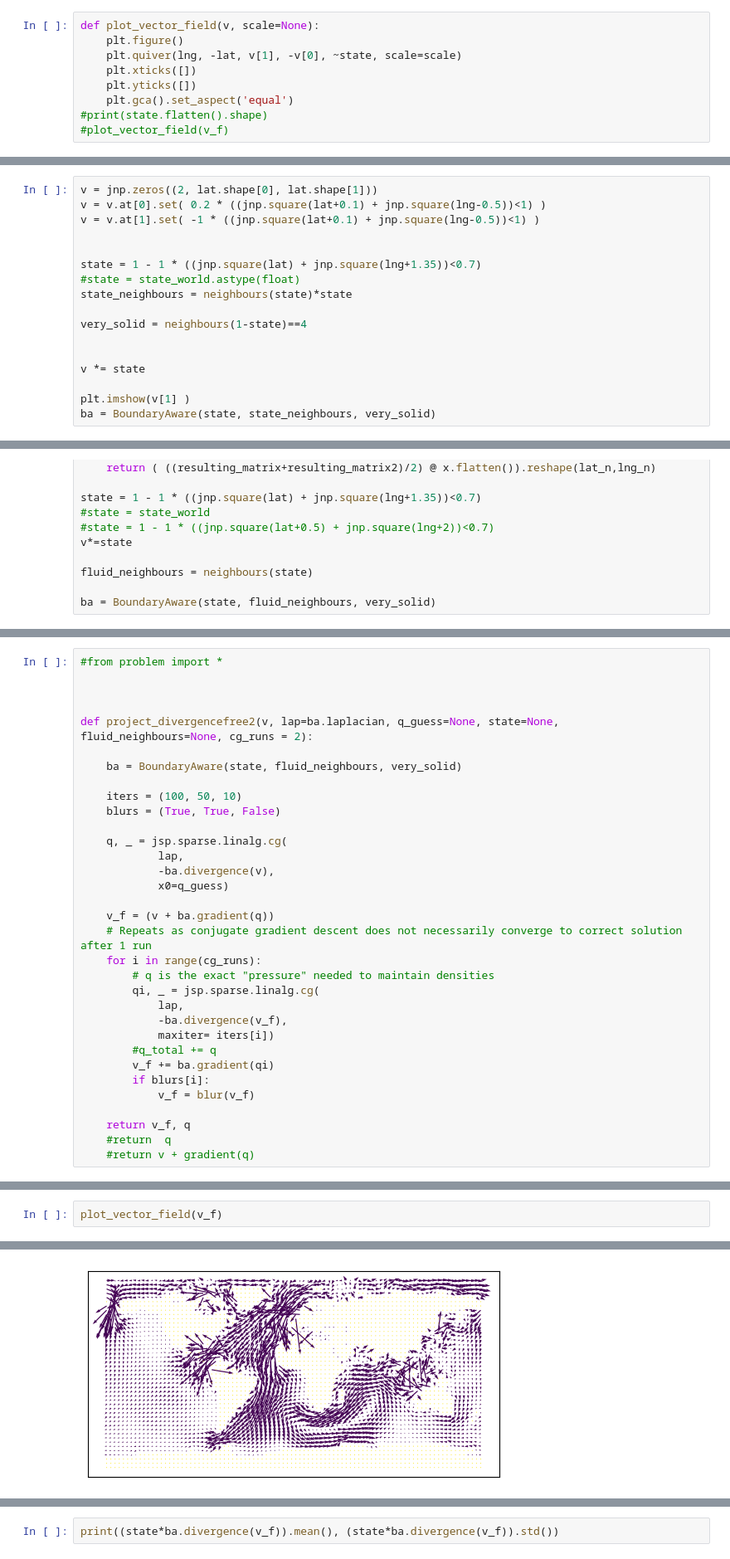
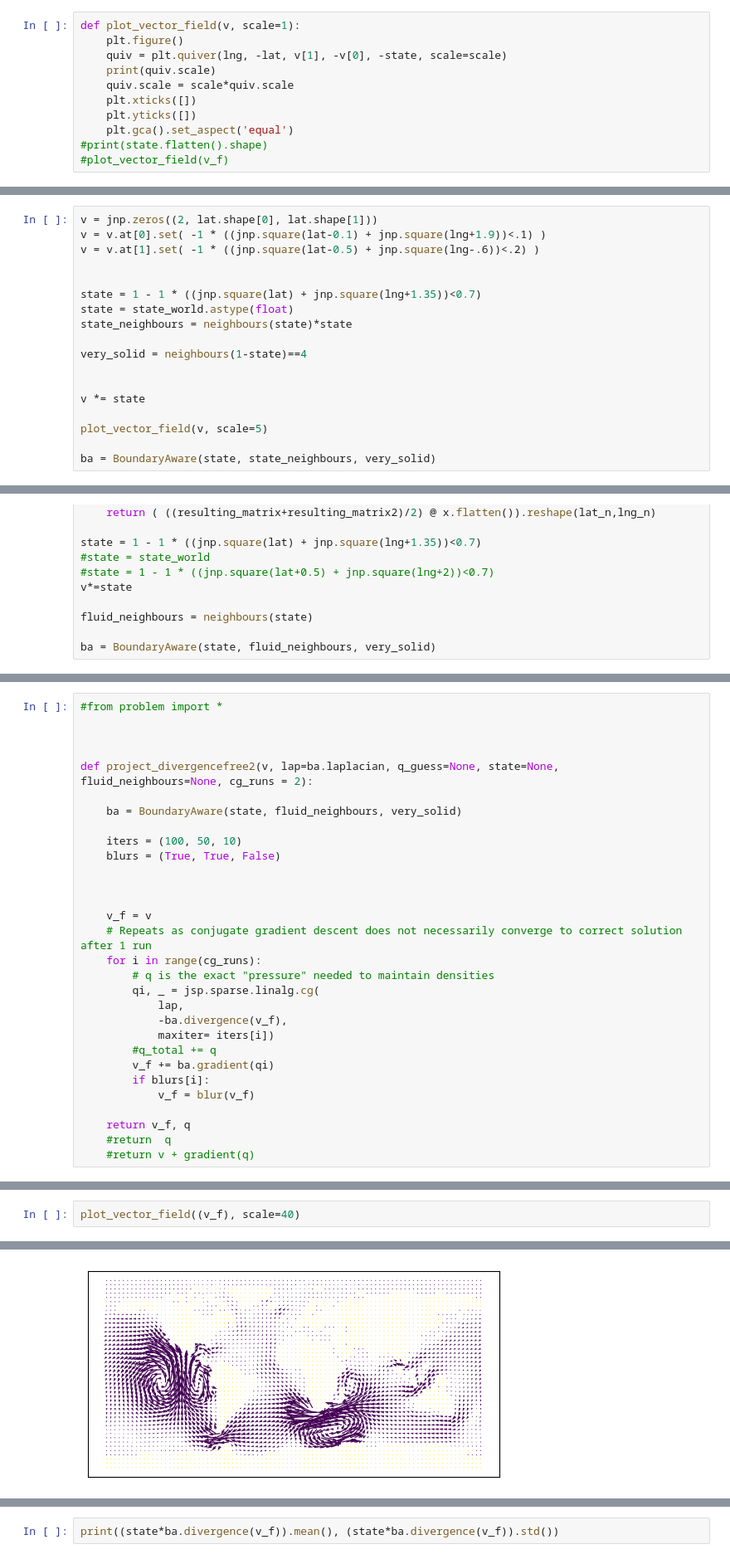
Before and after one commit to Stazi-101/THCsim, a Jupyter notebook: test_nb.ipynb, the cells around one changed output, grey strips where cells are left out. Shown at 83% size. Saved outputs shown, nothing was run; the diff lists cells and outputs as text.

```diff
--- a/test_nb.ipynb
+++ b/test_nb.ipynb
@@ -33,9 +33,11 @@ lat,lng = jnp.mgrid[lat_first:lat_final:lat_n*1j,
 # %% [markdown]
 # Code for pretty visualisations
 # %%
-def plot_vector_field(v, scale=None):
+def plot_vector_field(v, scale=1):
     plt.figure()
-    plt.quiver(lng, -lat, v[1], -v[0], ~state, scale=scale)
+    quiv = plt.quiver(lng, -lat, v[1], -v[0], -state, scale=scale)
+    print(quiv.scale)
+    quiv.scale = scale*quiv.scale
     plt.xticks([])
     plt.yticks([])
     plt.gca().set_aspect('equal')
@@ -144,12 +146,12 @@ def neighbours(state):
     return s_i_next + s_i_prev + s_j_next + s_j_prev
 # %%
 v = jnp.zeros((2, lat.shape[0], lat.shape[1]))
-v = v.at[0].set( 0.2 * ((jnp.square(lat+0.1) + jnp.square(lng-0.5))<1) )
-v = v.at[1].set( -1 * ((jnp.square(lat+0.1) + jnp.square(lng-0.5))<1) )
+v = v.at[0].set( -1 * ((jnp.square(lat-0.1) + jnp.square(lng+1.9))<.1) )
+v = v.at[1].set( -1 * ((jnp.square(lat-0.5) + jnp.square(lng-.6))<.2) )
 
 
 state = 1 - 1 * ((jnp.square(lat) + jnp.square(lng+1.35))<0.7)
-#state = state_world.astype(float)
+state = state_world.astype(float)
 state_neighbours = neighbours(state)*state
 
 very_solid = neighbours(1-state)==4
@@ -157,6 +159,7 @@ very_solid = neighbours(1-state)==4
 
 v *= state
 
-plt.imshow(v[1] )
+plot_vector_field(v, scale=5)
+
 ba = BoundaryAware(state, state_neighbours, very_solid)
 # %% [output]
@@ -441,12 +445,9 @@ def project_divergencefree2(v, lap=ba.laplacian, q_guess=None, state=None, fluid
     iters = (100, 50, 10)
     blurs = (True, True, False)
 
-    q, _ = jsp.sparse.linalg.cg(
-            lap,
-            -ba.divergence(v),
-            x0=q_guess)
 
-    v_f = (v + ba.gradient(q))
+
+    v_f = v
     # Repeats as conjugate gradient descent does not necessarily converge to correct solution after 1 run
     for i in range(cg_runs):
         # q is the exact "pressure" needed to maintain densities
@@ -491,3 +492,3 @@ plt.colorbar()
 # %%
-plot_vector_field(v_f)
+plot_vector_field((v_f), scale=40)
 # %% [output]
@@ -494,4 +496,4 @@ plot_vector_field(v_f)
-[figure, old version]
+[figure, new version]
 # %%
 plt.imshow(v_f[0])
 plt.colorbar()
```
Also changed, not shown: parts of 13 cells of this notebook.
